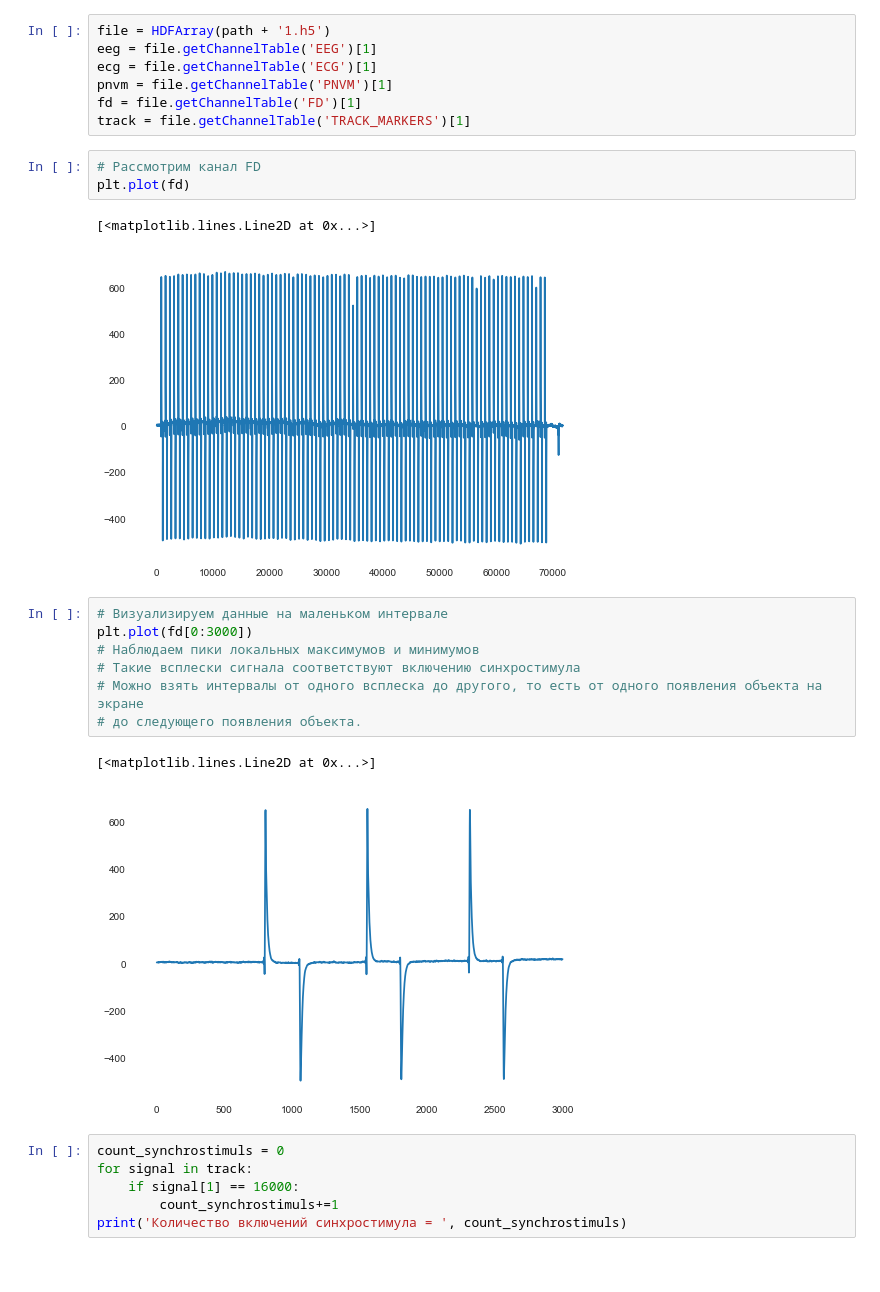
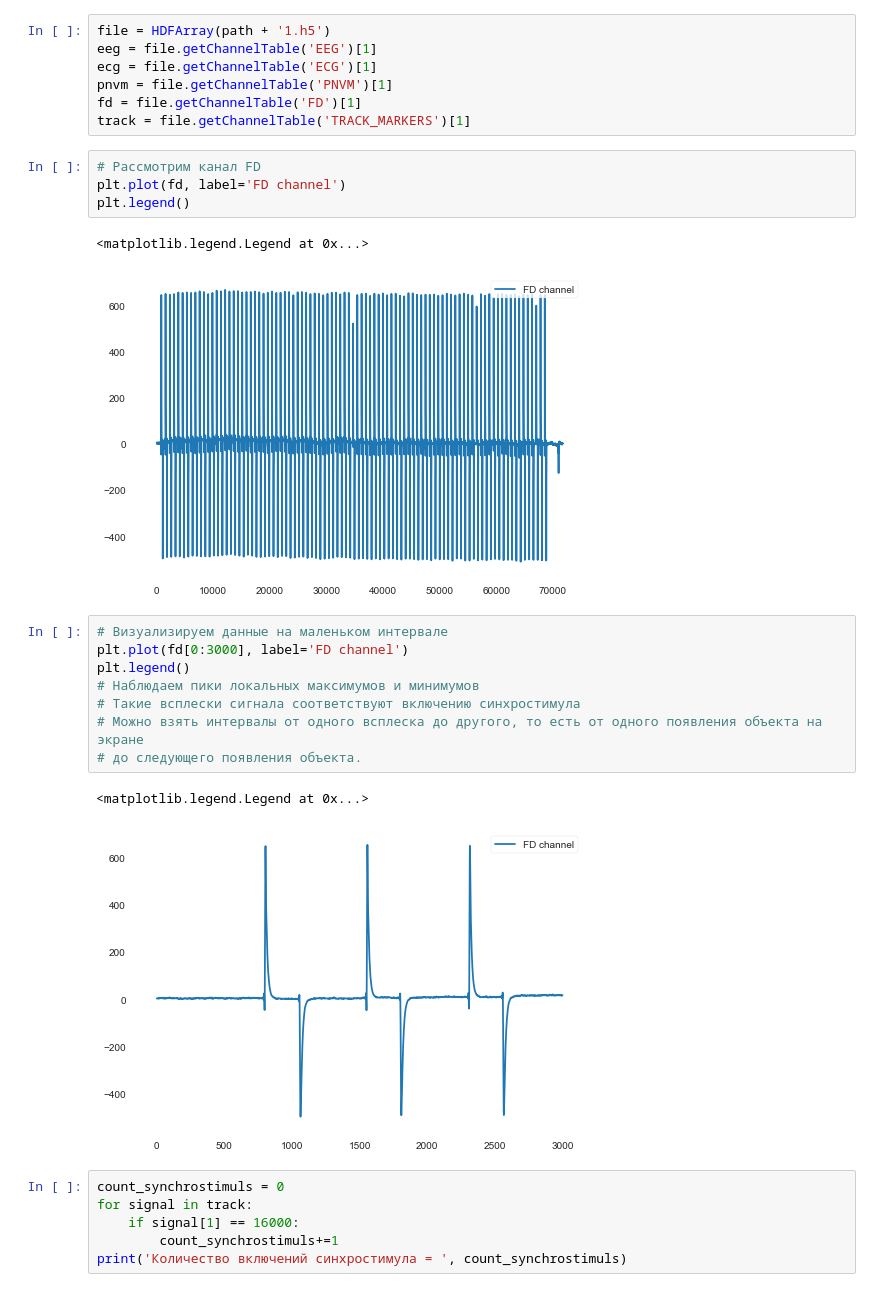
Before and after one commit to FazilovDev/coursework, a Jupyter notebook: AnalysisChannels.ipynb, the cells around one changed output. Cells and saved outputs as stored; diff of their text form.

```diff
--- a/AnalysisChannels.ipynb
+++ b/AnalysisChannels.ipynb
@@ -17,20 +17,22 @@ fd = file.getChannelTable('FD')[1]
 track = file.getChannelTable('TRACK_MARKERS')[1]
 # %%
 # Рассмотрим канал FD
-plt.plot(fd)
+plt.plot(fd, label='FD channel')
+plt.legend()
 # %% [output]
-[<matplotlib.lines.Line2D at 0x...>]
+<matplotlib.legend.Legend at 0x...>
-[figure, old version]
+[figure, new version]
 # %%
 # Визуализируем данные на маленьком интервале
-plt.plot(fd[0:3000])
+plt.plot(fd[0:3000], label='FD channel')
+plt.legend()
 # Наблюдаем пики локальных максимумов и минимумов
 # Такие всплески сигнала соответствуют включению синхростимула
 # Можно взять интервалы от одного всплеска до другого, то есть от одного появления объекта на экране
 # до следующего появления объекта.
 # %% [output]
-[<matplotlib.lines.Line2D at 0x...>]
+<matplotlib.legend.Legend at 0x...>
-[figure, old version]
+[figure, new version]
 # %%
 count_synchrostimuls = 0
 for signal in track:
```
Also changed, not shown: parts of 24 cells of this notebook, 3 other files.
